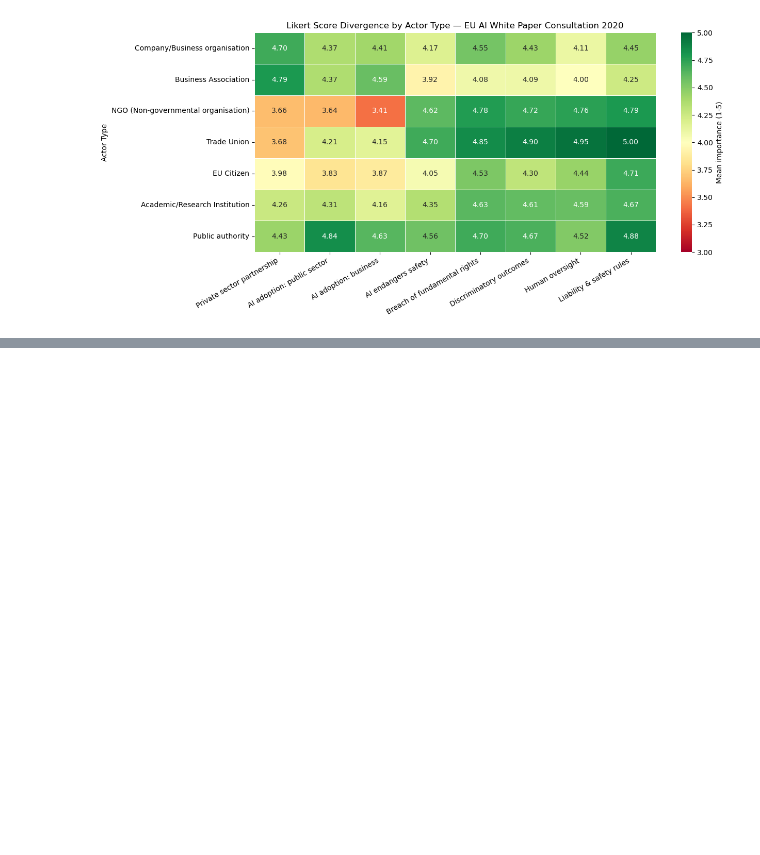
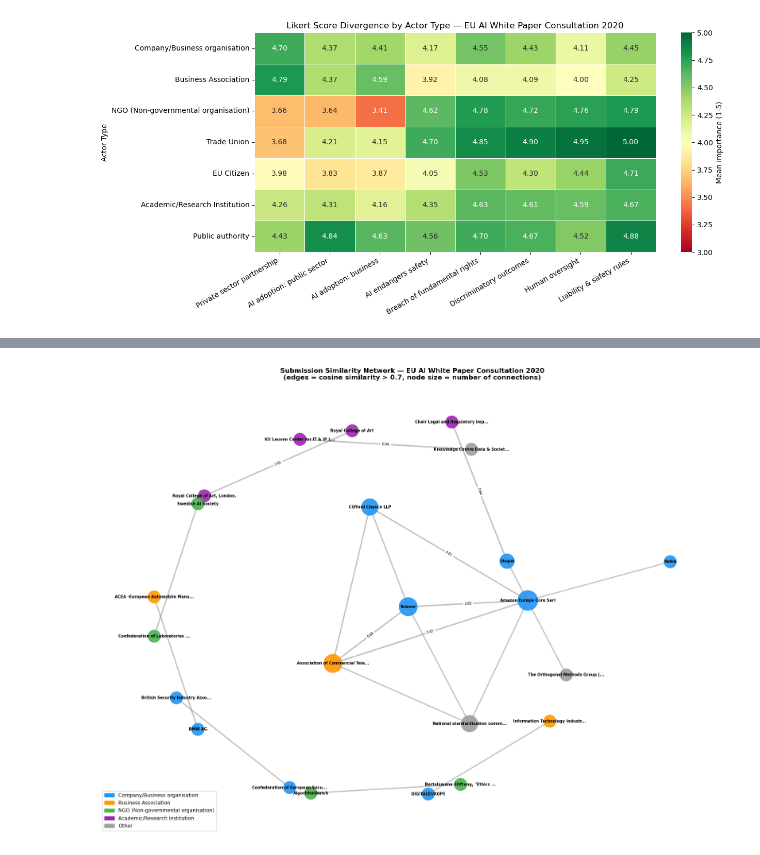
Before and after one commit to PhilipJE/eu-ai-act-consultation-analyzer, a Jupyter notebook: notebooks/03_nlp_analysis.ipynb, the cells around one changed output, grey strips where cells are left out. Saved outputs shown, nothing was run; the diff lists cells and outputs as text; code cells hidden in the pictures; blank space fills up the shorter version.

```diff
--- a/notebooks/03_nlp_analysis.ipynb
+++ b/notebooks/03_nlp_analysis.ipynb
@@ -453,0 +596,51 @@ plt.show()
+# %%
+import networkx as nx
+
+# Filter out obvious duplicates (same org name or NaN)
+clean_pairs = pairs_df[
+    (pairs_df['doc_a'] != pairs_df['doc_b']) &
+    (pairs_df['doc_a'].notna()) &
+    (pairs_df['doc_b'].notna()) &
+    (pairs_df['similarity'] < 0.99)  # exclude exact duplicates
+].copy()
+
+print(f"Genuine similar pairs: {len(clean_pairs)}")
+print(clean_pairs.head(20).to_string())
+
+
+plt.figure(figsize=(16, 12))
+
+# Better layout
+pos = nx.kamada_kawai_layout(G)
+
+# Scale node size by degree (more connections = bigger node)
+node_sizes = [300 + G.degree(n) * 200 for n in G.nodes]
+
+# Scale edge width by similarity
+edge_weights = [G[u][v]['weight'] * 3 for u, v in G.edges]
+
+# Draw edges first
+nx.draw_networkx_edges(G, pos, width=edge_weights, alpha=0.4, edge_color='#666666')
+
+# Draw nodes
+nx.draw_networkx_nodes(G, pos, node_color=node_colors, node_size=node_sizes, alpha=0.9)
+
+# Draw labels with better sizing — shorten long names
+short_labels = {n: n[:30] + '...' if len(n) > 30 else n for n in G.nodes}
+nx.draw_networkx_labels(G, pos, labels=short_labels, font_size=7, font_weight='bold')
+
+# Edge labels showing similarity score
+edge_labels = {(u,v): f"{G[u][v]['weight']:.2f}" for u,v in G.edges if G[u][v]['weight'] > 0.8}
+nx.draw_networkx_edge_labels(G, pos, edge_labels=edge_labels, font_size=6)
+
+from matplotlib.patches import Patch
+legend = [Patch(color=c, label=a) for a, c in color_map.items() if a in [G.nodes[n].get('actor_type') for n in G.nodes]]
+plt.legend(handles=legend, loc='lower left', fontsize=9, framealpha=0.9)
+
+plt.title('Submission Similarity Network — EU AI White Paper Consultation 2020\n(edges = cosine similarity > 0.7, node size = number of connections)',
+          fontsize=12, fontweight='bold')
+plt.axis('off')
+plt.tight_layout()
+plt.savefig('../data/processed/similarity_network.png', dpi=150, bbox_inches='tight')
+plt.show()
+# %% [output]
@@ -453,0 +664 @@ plt.show()
+[figure, added]
```
Also changed, not shown: parts of 5 cells of this notebook, 2 other files.
